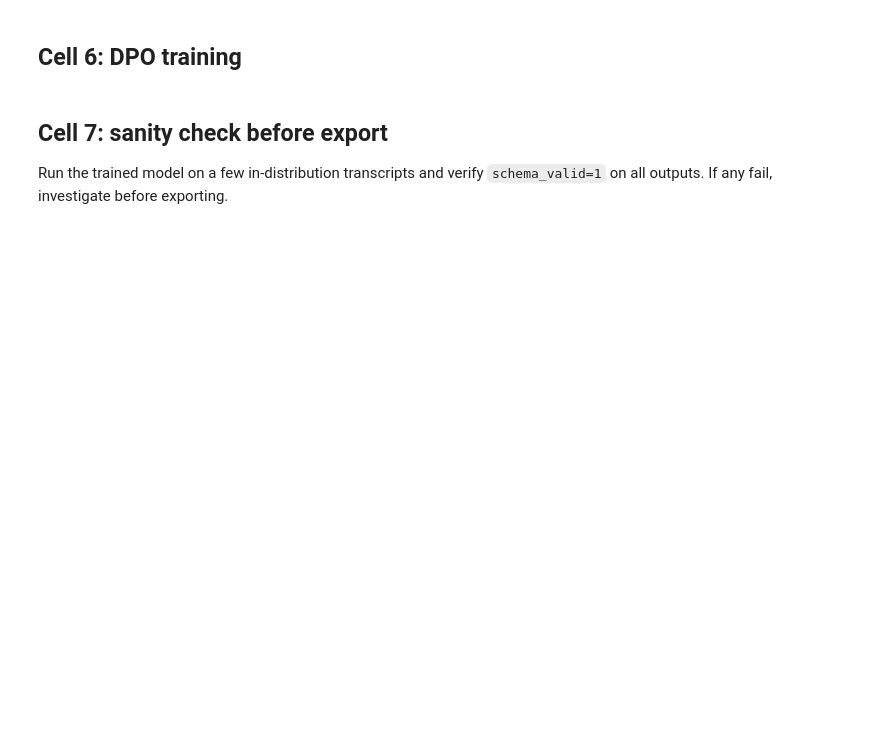
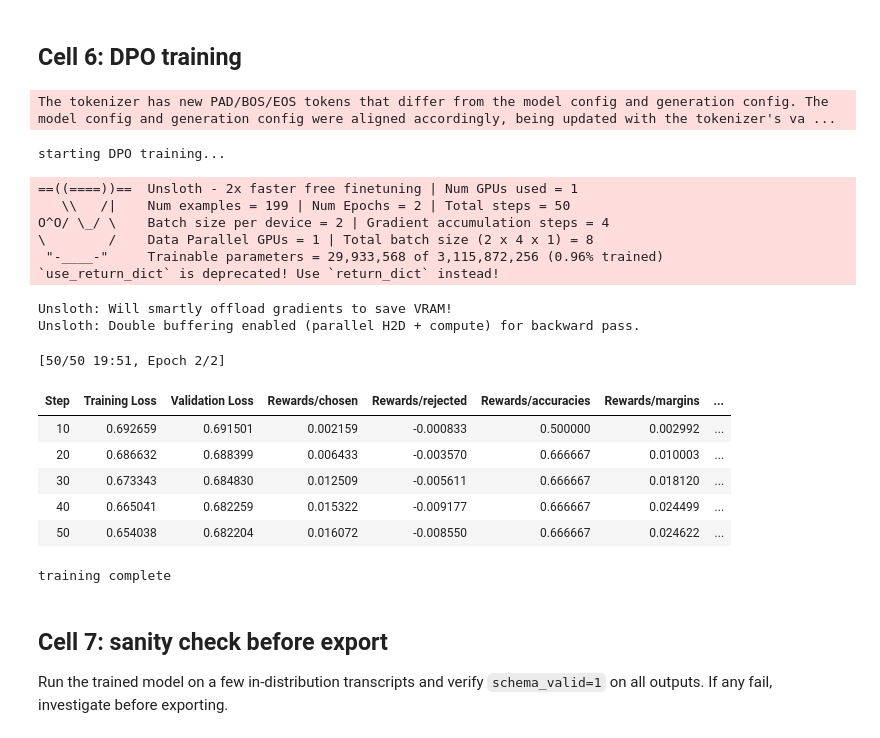
Before and after one commit to nizamphoenix/clinical_transcript_summariser, a Jupyter notebook: notebooks/v3_dpo_train.ipynb, the cells around one changed output. Drawn from its saved outputs; the diff is of its cells as text; code cells hidden in the pictures; blank space fills up the shorter version.

Commit message:
notebook: update DPO train notebook with outputs

```diff
--- a/notebooks/v3_dpo_train.ipynb
+++ b/notebooks/v3_dpo_train.ipynb
@@ -125,9 +182,19 @@ This matches the SFT baseline for fair comparison. Any pair exceeding 900 tokens
 # DPOTrainer packs both into one forward pass; the longer of the two determines
 # whether a pair is truncated.
 # We check against max_seq_length=1024 (matching SFT baseline).
+from pathlib import Path
+import json
 MAX_SEQ_LENGTH = 1024
 WARN_THRESHOLD = 0.9  # flag pairs using >90% of budget
-
+def load_jsonl(path: Path):
+    with path.open() as f:
+        for line in f:
+            line = line.strip()
+            if line:
+                yield json.loads(line)
+## after generating pairs, they are uploaded to git, which is then dowloaded
+pairs = list(load_jsonl(Path("/kaggle/working/repo/data/qwen3.5_latest/dpo_pairs.jsonl")))
+print("pairs loaded:", len(pairs))
 lengths = []
 for p in pairs:
     combined_chosen   = p['prompt'] + p['chosen']
@@ -157,37 +235,76 @@ else:
 # %% [markdown]
 ## Cell 6: DPO training
+# %%
+from datasets import Dataset
+ds = Dataset.from_list(
+    [{"prompt": p["prompt"], "chosen": p["chosen"], "rejected": p["rejected"]} for p in pairs]
+)
+# create train and val split
+ds = ds.shuffle(seed=0)
+split = ds.train_test_split(test_size=0.05, seed=0)  # ~10 eval pairs
+## The signal we want is "is the model collapsing or diverging globally?" for this small dataset. we would stratify this in production case by template
+train_ds = split["train"]
+eval_ds  = split["test"]
 # %%
 from trl import DPOTrainer, DPOConfig
 
 # Conservative hyperparameters: low beta keeps KL anchor tight,
 # preventing the model from trading misses for hallucinations.
+# Also, set keeping in mind running on T4 on kaggle
+
+# steps_per_epoch = (len(ds)/per_device_train_batch_size)/gradient_accumulation_steps
+# total_steps = num_train_epochs * steps_per_epoch
+# warmup_steps = 0.1 * total_steps---so 5
 config = DPOConfig(
     beta=0.1,
     learning_rate=5e-6,
-    num_train_epochs=1,
+    num_train_epochs=2,
     per_device_train_batch_size=2,
     gradient_accumulation_steps=4,
+    eval_strategy="steps",
+    eval_steps=10,
+    per_device_eval_batch_size=2,
     lr_scheduler_type='cosine',
-    warmup_ratio=0.1,
+    warmup_steps=5,# see calc above
     seed=0,
-    max_length=2048,
-    max_prompt_length=1024,
-    output_dir='sft_out_v2_2',
+    max_length=1024,
+    max_prompt_length=700,
+    output_dir='dpo_out_v3',
     logging_steps=10,
     save_strategy='no',
     report_to='none',
 )
 
 trainer = DPOTrainer(
     model=model,
     args=config,
-    train_dataset=ds,
+    train_dataset=train_ds,
+    eval_dataset=eval_ds,
     tokenizer=tokenizer,
 )
 
 print('starting DPO training...')
 trainer.train()
 print('training complete')
+# %% [output]
+The tokenizer has new PAD/BOS/EOS tokens that differ from the model config and generation config. The model config and generation config were aligned accordingly, being updated with the tokenizer's va ...
+starting DPO training...
+==((====))==  Unsloth - 2x faster free finetuning | Num GPUs used = 1
+   \\   /|    Num examples = 199 | Num Epochs = 2 | Total steps = 50
+O^O/ \_/ \    Batch size per device = 2 | Gradient accumulation steps = 4
+\        /    Data Parallel GPUs = 1 | Total batch size (2 x 4 x 1) = 8
+ "-____-"     Trainable parameters = 29,933,568 of 3,115,872,256 (0.96% trained)
+`use_return_dict` is deprecated! Use `return_dict` instead!
+Unsloth: Will smartly offload gradients to save VRAM!
+Unsloth: Double buffering enabled (parallel H2D + compute) for backward pass.
+[50/50 19:51, Epoch 2/2]
+| Step | Training Loss | Validation Loss | Rewards/chosen | Rewards/rejected | Rewards/accuracies | Rewards/margins | ... |
+| 10 | 0.692659 | 0.691501 | 0.002159 | -0.000833 | 0.500000 | 0.002992 | ... |
+| 20 | 0.686632 | 0.688399 | 0.006433 | -0.003570 | 0.666667 | 0.010003 | ... |
+| 30 | 0.673343 | 0.684830 | 0.012509 | -0.005611 | 0.666667 | 0.018120 | ... |
+| 40 | 0.665041 | 0.682259 | 0.015322 | -0.009177 | 0.666667 | 0.024499 | ... |
+| 50 | 0.654038 | 0.682204 | 0.016072 | -0.008550 | 0.666667 | 0.024622 | ... |
+training complete
 # %% [markdown]
 ## Cell 7: sanity check before export
 
```
Also changed, not shown: parts of 10 cells of this notebook.
